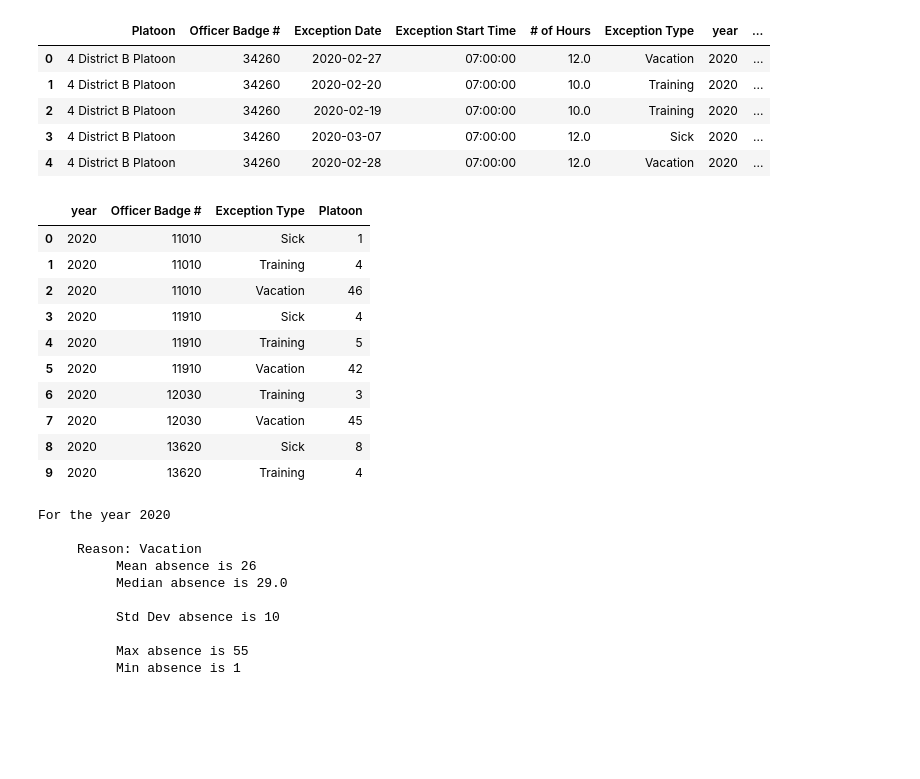
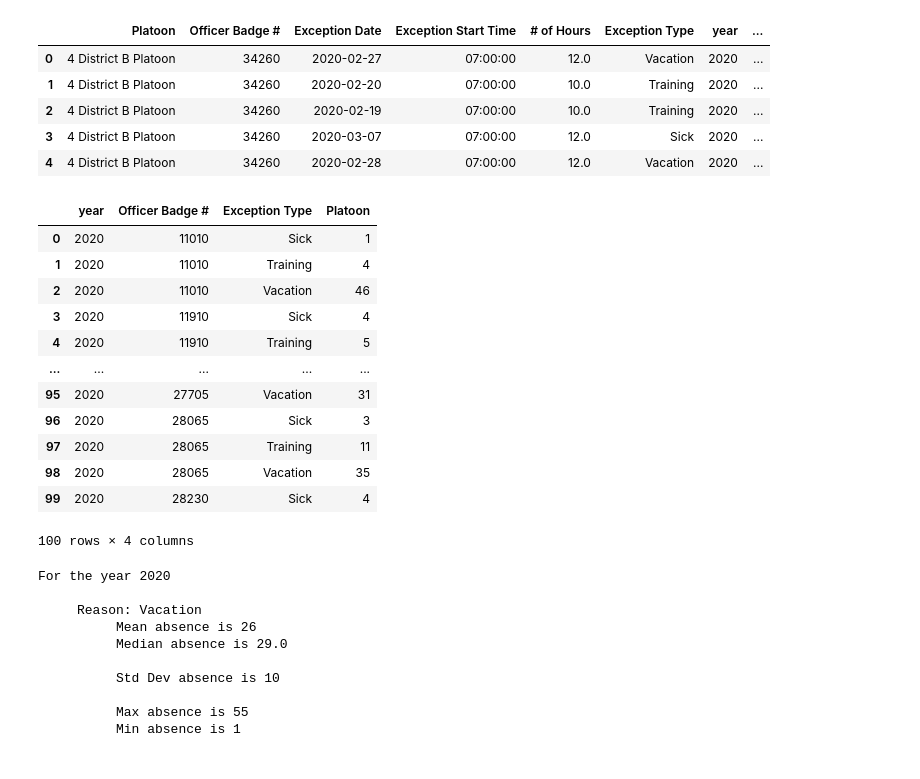
Before and after one commit to 10ken/staffing_crime_rate, a Jupyter notebook: Initial EDA.ipynb, the cells around one changed output. Saved outputs shown, nothing was run; the diff lists cells and outputs as text; code cells hidden in the pictures; blank space fills up the shorter version.

```diff
--- a/Initial EDA.ipynb
+++ b/Initial EDA.ipynb
@@ -284,21 +279,22 @@ staff_df.head()
 | 3 | 4 District B Platoon | 34260 | 2020-03-07 | 07:00:00 | 12.0 | Sick | 2020 | ... |
 | 4 | 4 District B Platoon | 34260 | 2020-02-28 | 07:00:00 | 12.0 | Vacation | 2020 | ... |
 # %%
-pd.set_option('display.max_rows', 100)
 year_badge = staff_df.groupby(['year', 'Officer Badge #', 'Exception Type']).count()['Platoon'].reset_index()
-year_badge.head(10)
+year_badge.head(100)
 # %% [output]
 |  | year | Officer Badge # | Exception Type | Platoon |
 | 0 | 2020 | 11010 | Sick | 1 |
 | 1 | 2020 | 11010 | Training | 4 |
 | 2 | 2020 | 11010 | Vacation | 46 |
 | 3 | 2020 | 11910 | Sick | 4 |
 | 4 | 2020 | 11910 | Training | 5 |
-| 5 | 2020 | 11910 | Vacation | 42 |
-| 6 | 2020 | 12030 | Training | 3 |
-| 7 | 2020 | 12030 | Vacation | 45 |
-| 8 | 2020 | 13620 | Sick | 8 |
-| 9 | 2020 | 13620 | Training | 4 |
+| ... | ... | ... | ... | ... |
+| 95 | 2020 | 27705 | Vacation | 31 |
+| 96 | 2020 | 28065 | Sick | 3 |
+| 97 | 2020 | 28065 | Training | 11 |
+| 98 | 2020 | 28065 | Vacation | 35 |
+| 99 | 2020 | 28230 | Sick | 4 |
+100 rows × 4 columns
 # %%
 year_badge = staff_df.groupby(['year', 'Officer Badge #', 'Exception Type']).count()['Platoon'].reset_index()
 
```
Also changed, not shown: parts of 22 cells of this notebook.
